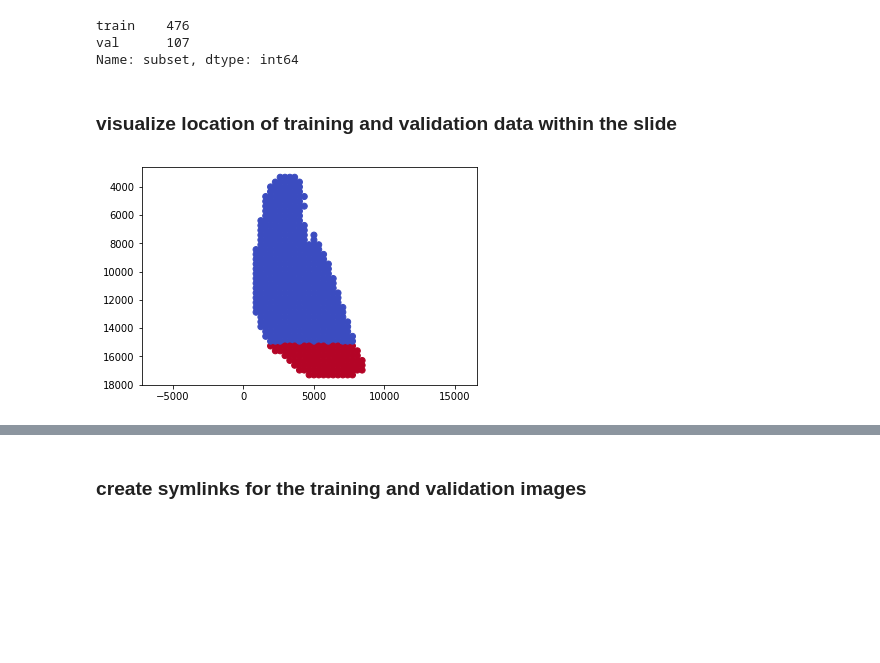
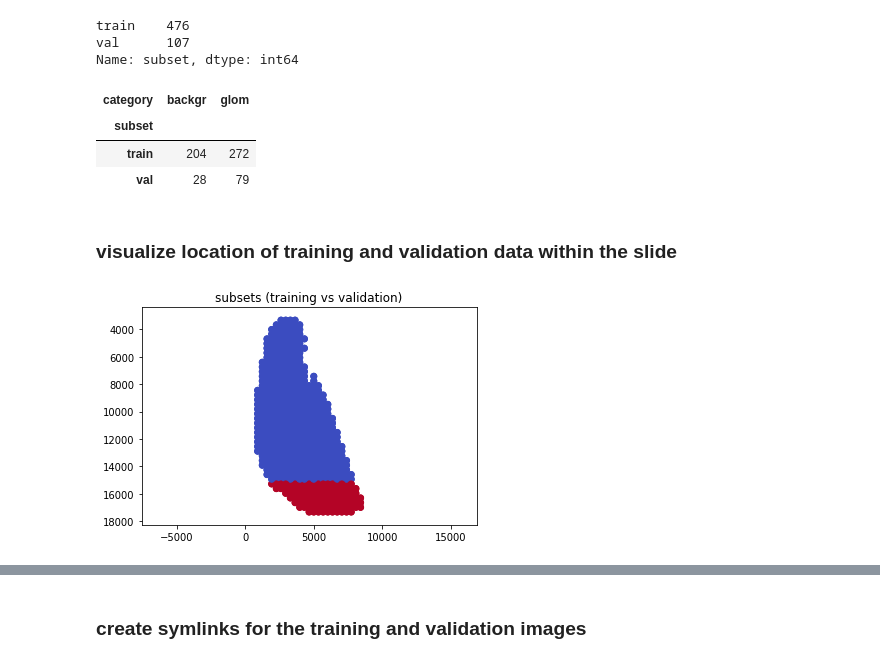
Before and after one commit to DSLituiev/slideslicer, a Jupyter notebook: notebooks/demo-read-slide.ipynb, the cells around one changed output, grey strips where cells are left out. Cells and saved outputs as stored; diff of their text form; code cells hidden in the pictures; blank space fills up the shorter version.

```diff
--- a/notebooks/demo-read-slide.ipynb
+++ b/notebooks/demo-read-slide.ipynb
@@ -407,6 +430,7 @@ for subset in ['all', 'train', 'val']:
 ### saving patches
 # %%
 %%time
+slide_id = os.path.basename(rreader.filenamebase)
 for ii, (xc, yc) in enumerate(points):
 #     xc, yc = int(xc), int(yc)
     patch_img = rreader.get_patch(xc, yc, 1024, target_subsample=4)
@@ -417,6 +441,6 @@ for ii, (xc, yc) in enumerate(points):
     condition = patch_rois[(patch_rois.name =='glom')].area.sum() > 4
     category = 'glom' if condition else 'backgr'
 
-    patch_img.save('{}/all/{}/x{:d}-y{:d}.png'.format(outdir, category, xc, yc))
+    patch_img.save('{}/all/{}/{}-x{:d}-y{:d}.png'.format(outdir, category, slide_id, xc, yc))
     assert (patch_rois.area == patch_rois.polygon.map(lambda x: x.area)).all()
 # %% [output]
@@ -433,7 +467,7 @@ for category in ['glom', 'backgr']:
 ### extract positions of the centroids from the file names
 # %%
 import re
-pattern = re.compile(r'x(?P<x>\d+)-y(?P<y>\d+)')
+pattern = re.compile(r'(?P<id>[^\-]*)-x(?P<x>\d+)-y(?P<y>\d+)')
 
 df_files = []
 for fn, cat in filenames:
@@ -448,6 +482,7 @@ for fn, cat in filenames:
 df_files = pd.DataFrame(df_files)
 df_files.x = df_files.x.astype(int)
 df_files.y = df_files.y.astype(int)
+df_files.category = df_files.category.astype('category')
 # %%
 df_files.head()
 # %% [output]
@@ -469,12 +504,21 @@ df_files['subset'].value_counts()
 train    476
 val      107
 Name: subset, dtype: int64
+# %%
+# compare class distribution among the subsets:
+pd.crosstab(df_files['subset'], df_files['category'])
+# %% [output]
+| category | backgr | glom |
+| subset |  |  |
+| train | 204 | 272 |
+| val | 28 | 79 |
 # %% [markdown]
 ### visualize location of training and validation data within the slide
 # %%
 plt.scatter(df_files.x, df_files.y, c=df_files.subset.cat.codes, cmap='coolwarm')
 plt.scatter(df_files.x, df_files.y, c=df_files.subset.cat.codes, cmap='coolwarm')
 plt.axis('equal');
 plt.gca().invert_yaxis() # y=0 is on top for images
+plt.title('subsets (training vs validation)');
 # %% [output]
-[figure, old version]
+[figure, new version]
```
Also changed, not shown: parts of 26 cells of this notebook, 1 other file.
